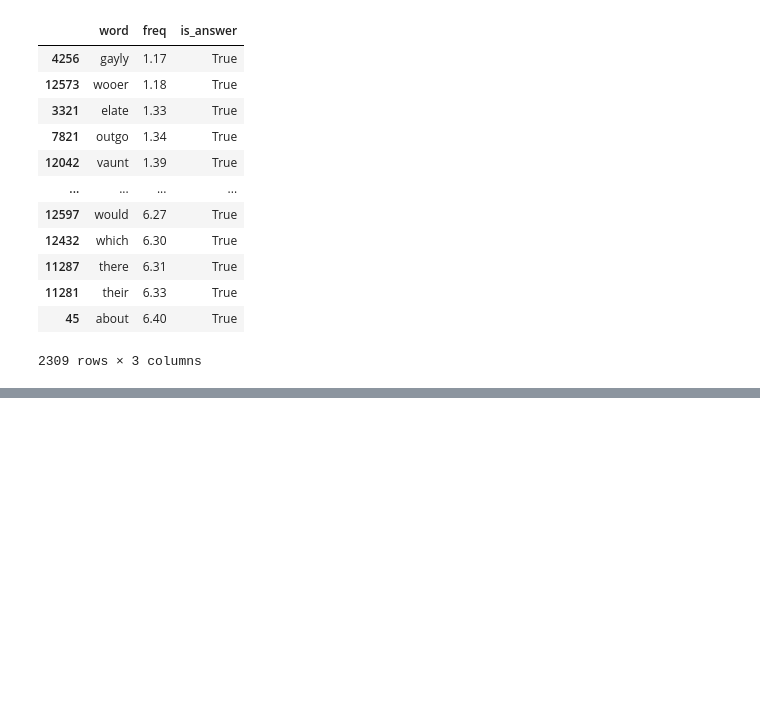
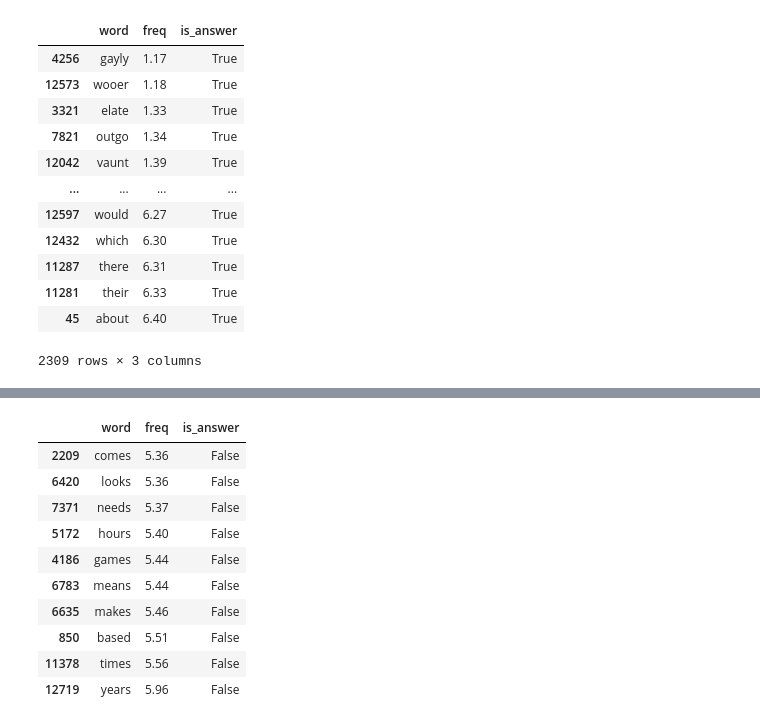
Before and after one commit to cunananm2000/WordleBot, a Jupyter notebook: WordAnalysis.ipynb, the cells around one changed output, grey strips where cells are left out. Cells and saved outputs as stored; diff of their text form; code cells hidden in the pictures; blank space fills up the shorter version.

```diff
--- a/WordAnalysis.ipynb
+++ b/WordAnalysis.ipynb
@@ -87,3 +87,17 @@ df[(df['freq'] > 1.8)&(~df['is_answer'])]
 #     sys.stdout = f
 #     print(list(df[df['freq'] > 1.1]['word']))
 #     sys.stdout = a
+# %%
+df[~df['is_answer']].tail(10)
+# %% [output]
+|  | word | freq | is_answer |
+| 2209 | comes | 5.36 | False |
+| 6420 | looks | 5.36 | False |
+| 7371 | needs | 5.37 | False |
+| 5172 | hours | 5.40 | False |
+| 4186 | games | 5.44 | False |
+| 6783 | means | 5.44 | False |
+| 6635 | makes | 5.46 | False |
+| 850 | based | 5.51 | False |
+| 11378 | times | 5.56 | False |
+| 12719 | years | 5.96 | False |
```
Also changed, not shown: parts of 1 cell of this notebook, 14 other files.
